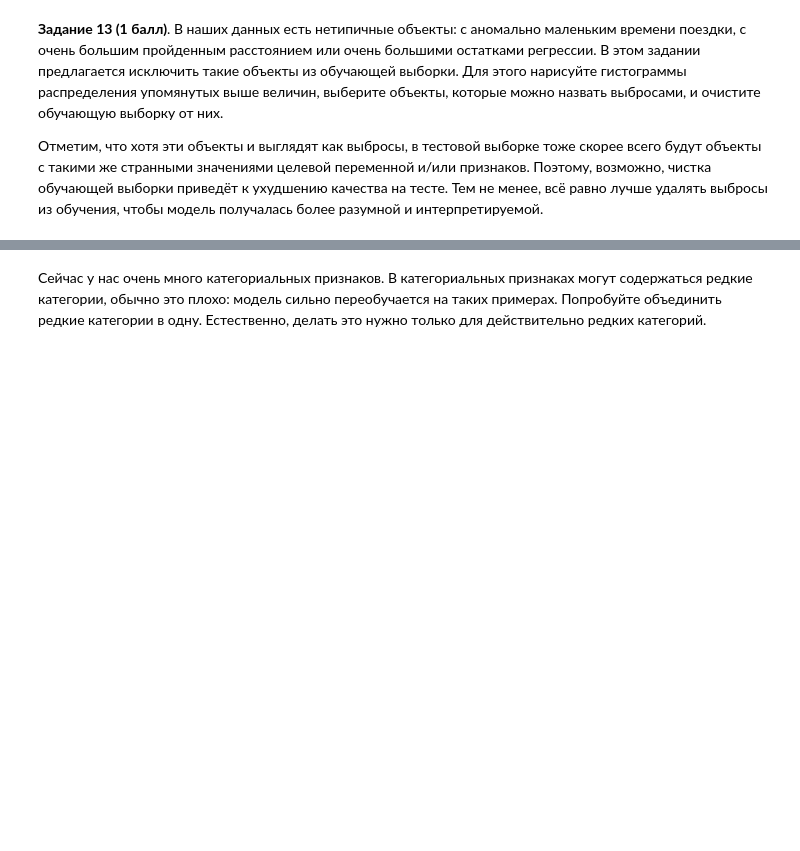
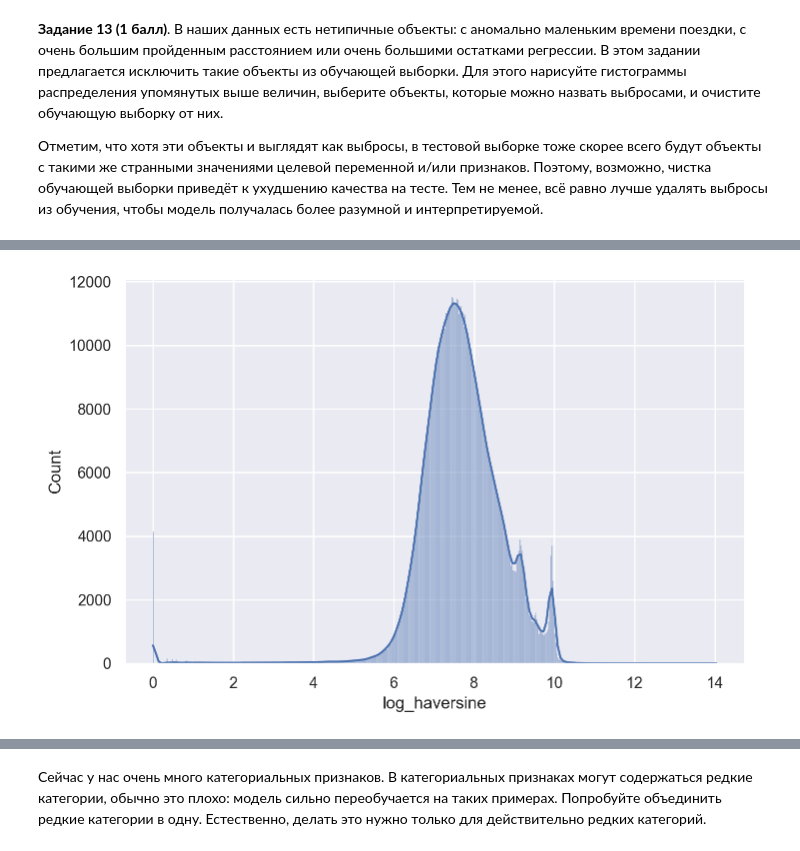
Before and after one commit to Nojatij/ml_courses, a Jupyter notebook: 1_st_course/homework/hw2/homework-practice-02-linregr.ipynb, the cells around one changed output, grey strips where cells are left out. Cells and saved outputs as stored; diff of their text form; code cells hidden in the pictures; blank space fills up the shorter version.

```diff
--- a/1_st_course/homework/hw2/homework-practice-02-linregr.ipynb
+++ b/1_st_course/homework/hw2/homework-practice-02-linregr.ipynb
@@ -480,21 +488,25 @@ def get_idx_aeroport(X, col_lat, col_lon, lat, lon):
     selected_rows_1 = is_df[(is_df[col_lat] < threshold) & (is_df[col_lon] < threshold)]
     return selected_rows_1.index
 # %%
-X_train['is_pickup'] = 0
-X_train.loc[get_idx_aeroport(X_train, 'pickup_latitude', 'pickup_longitude', lat1, lon1), 'is_pickup'] = 1
-X_train.loc[get_idx_aeroport(X_train, 'pickup_latitude', 'pickup_longitude', lat2, lon2), 'is_pickup'] = 1
+X_train['is_pickup_k'] = 0
+X_train.loc[get_idx_aeroport(X_train, 'pickup_latitude', 'pickup_longitude', lat1, lon1), 'is_pickup_k'] = 1
+X_train['is_pickup_g'] = 0
+X_train.loc[get_idx_aeroport(X_train, 'pickup_latitude', 'pickup_longitude', lat2, lon2), 'is_pickup_g'] = 1
 
-X_train['is_dropoff'] = 0
-X_train.loc[get_idx_aeroport(X_train, 'dropoff_latitude', 'dropoff_longitude', lat1, lon1), 'is_dropoff'] = 1
-X_train.loc[get_idx_aeroport(X_train, 'dropoff_latitude', 'dropoff_longitude', lat2, lon2), 'is_dropoff'] = 1
+X_train['is_dropoff_k'] = 0
+X_train.loc[get_idx_aeroport(X_train, 'dropoff_latitude', 'dropoff_longitude', lat1, lon1), 'is_dropoff_k'] = 1
+X_train['is_dropoff_g'] = 0
+X_train.loc[get_idx_aeroport(X_train, 'dropoff_latitude', 'dropoff_longitude', lat2, lon2), 'is_dropoff_g'] = 1
 
-X_test['is_pickup'] = 0
-X_test.loc[get_idx_aeroport(X_test, 'pickup_latitude', 'pickup_longitude', lat1, lon1), 'is_pickup'] = 1
-X_test.loc[get_idx_aeroport(X_test, 'pickup_latitude', 'pickup_longitude', lat2, lon2), 'is_pickup'] = 1
+X_test['is_pickup_k'] = 0
+X_test.loc[get_idx_aeroport(X_test, 'pickup_latitude', 'pickup_longitude', lat1, lon1), 'is_pickup_k'] = 1
+X_test['is_pickup_g'] = 0
+X_test.loc[get_idx_aeroport(X_test, 'pickup_latitude', 'pickup_longitude', lat2, lon2), 'is_pickup_g'] = 1
 
-X_test['is_dropoff'] = 0
-X_test.loc[get_idx_aeroport(X_test, 'dropoff_latitude', 'dropoff_longitude', lat1, lon1), 'is_dropoff'] = 1
-X_test.loc[get_idx_aeroport(X_test, 'dropoff_latitude', 'dropoff_longitude', lat2, lon2), 'is_dropoff'] = 1
+X_test['is_dropoff_k'] = 0
+X_test.loc[get_idx_aeroport(X_test, 'dropoff_latitude', 'dropoff_longitude', lat1, lon1), 'is_dropoff_k'] = 1
+X_test['is_dropoff_g'] = 0
+X_test.loc[get_idx_aeroport(X_test, 'dropoff_latitude', 'dropoff_longitude', lat2, lon2), 'is_dropoff_g'] = 1
 # %% [markdown]
 Для каждого из созданных признаков нарисуйте "ящик с усами" (`sns.boxplot`) распределения логарифма времени поездки
 # %%
@@ -629,2 +689,7 @@ X_test = X_test.merge(pd.DataFrame({'num_pickup':test_cut[1], 'num_dropoff':test
+# %%
+X_train['store_and_fwd_flag'] = X_train['store_and_fwd_flag'].replace({'N': 0, 'Y': 1})
+X_train['vendor_id'] = X_train['vendor_id'].replace({'1': 0, '2': 1})
+X_test['store_and_fwd_flag'] = X_test['store_and_fwd_flag'].replace({'N': 0, 'Y': 1})
+X_test['vendor_id'] = X_test['vendor_id'].replace({'1': 0, '2': 1})
 # %% [markdown]
 **Вопрос**: Основываясь на графиках выше, как вы думаете, будут ли эти признаки сильными?
@@ -644,0 +759,5 @@ X_test = X_test.merge(pd.DataFrame({'num_pickup':test_cut[1], 'num_dropoff':test
+# %%
+sns.histplot(X_train.log_haversine, kde = True)
+plt.show()
+# %% [output]
+[figure, added]
```
Also changed, not shown: parts of 23 cells of this notebook.
